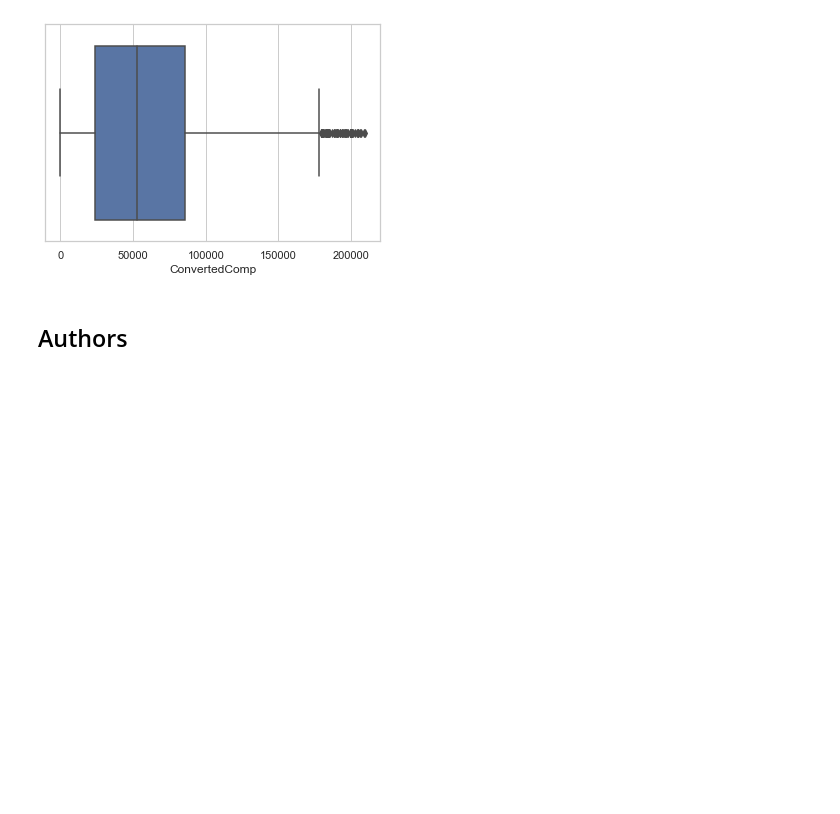
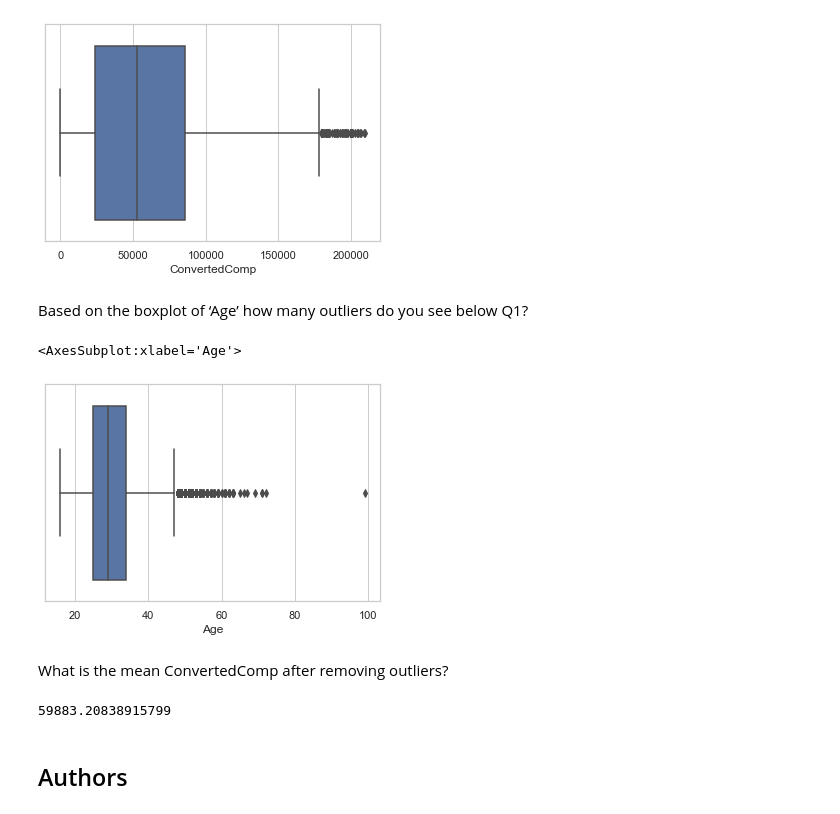
Before and after one commit to nijatullahmansoor/IBM-Data-Analyst-Professional-Certificate, a Jupyter notebook: IBM Data Analyst Capstone Project/week3/M3ExploratoryDataAnalysis-lab.ipynb, the cells around one changed output. Cells and saved outputs as stored; diff of their text form; code cells hidden in the pictures; blank space fills up the shorter version.

```diff
--- a/IBM Data Analyst Capstone Project/week3/M3ExploratoryDataAnalysis-lab.ipynb
+++ b/IBM Data Analyst Capstone Project/week3/M3ExploratoryDataAnalysis-lab.ipynb
@@ -256,6 +264,19 @@ sns.boxplot(df['ConvertedComp'])
 plt.show()
 # %% [output]
 [figure]
+# %% [markdown]
+Based on the boxplot of ‘Age’ how many outliers do you see below Q1?
+# %%
+sns.boxplot(df['Age'])
+# %% [output]
+<AxesSubplot:xlabel='Age'>
+[figure, added]
+# %% [markdown]
+What is the mean ConvertedComp after removing outliers?
+# %%
+df['ConvertedComp'].mean()
+# %% [output]
+59883.20838915799
 # %% [markdown]
 ## Authors
 # %% [markdown]
```
Also changed, not shown: parts of 2 cells of this notebook.
